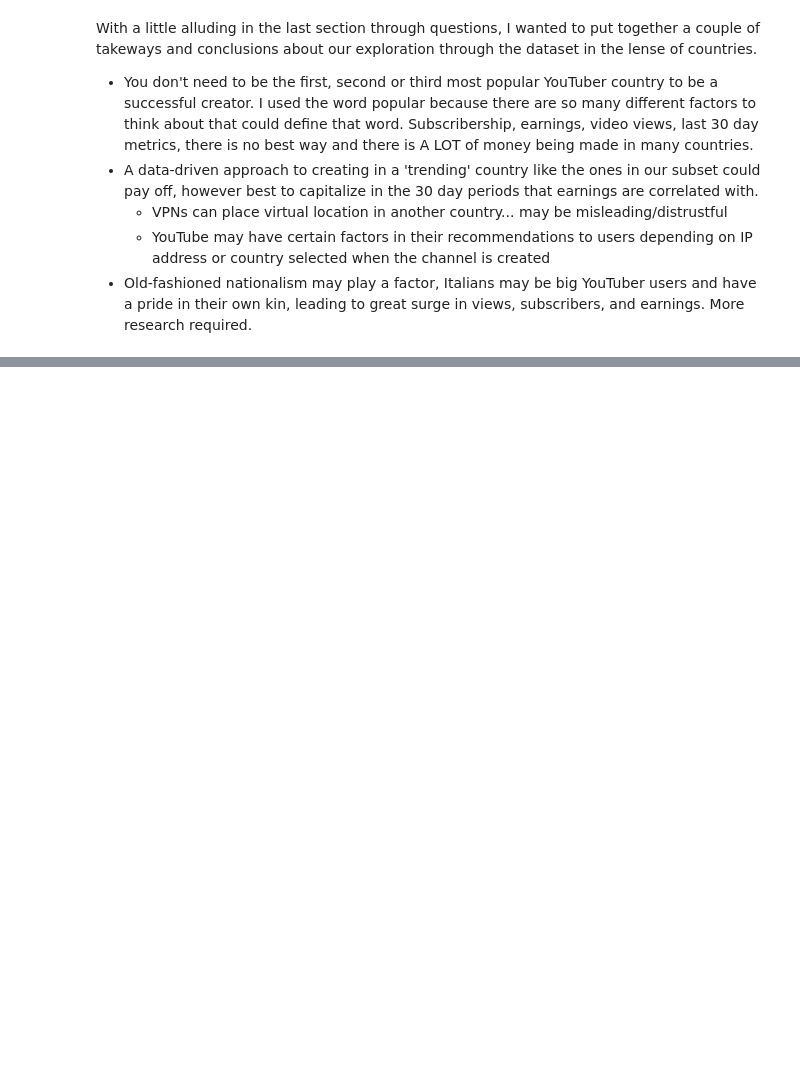
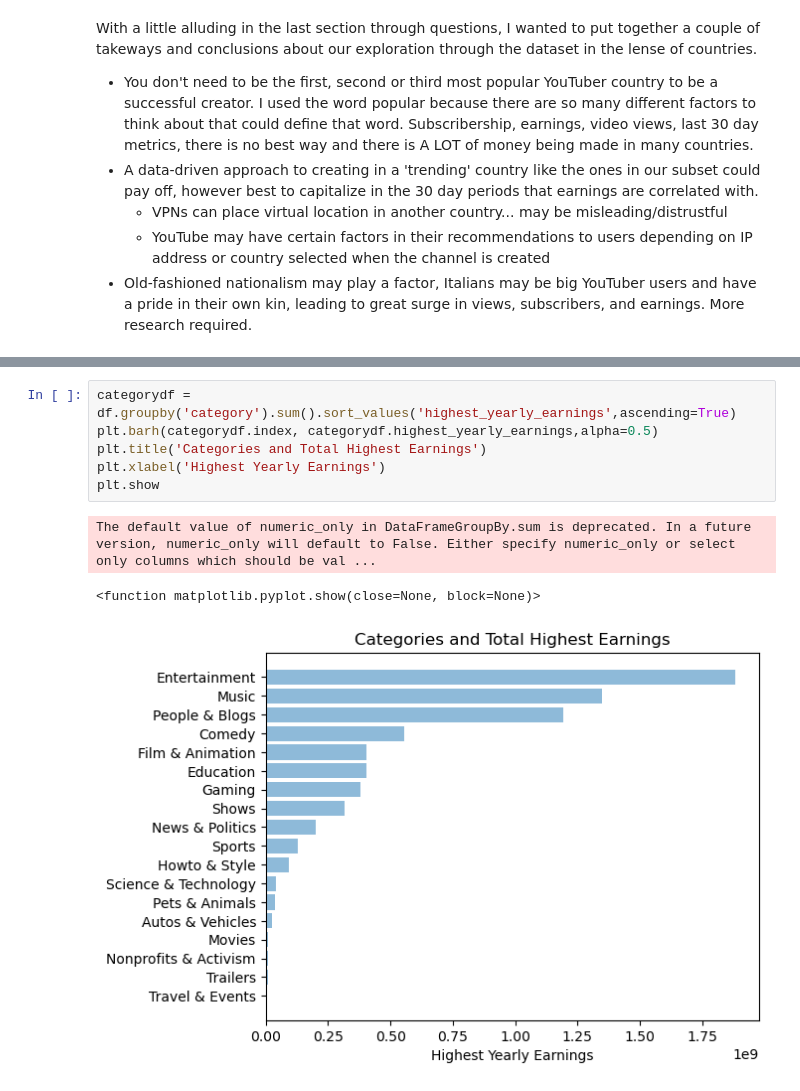
Before and after one commit to briangdrewes/youtuber-analysis, a Jupyter notebook: be_a_youtube_mrbeast.ipynb, the cells around one changed output, grey strips where cells are left out. Saved outputs shown, nothing was run; the diff lists cells and outputs as text; blank space fills up the shorter version.

```diff
--- a/be_a_youtube_mrbeast.ipynb
+++ b/be_a_youtube_mrbeast.ipynb
@@ -368,0 +424,10 @@ With a little alluding in the last section through questions, I wanted to put to
+# %%
+categorydf = df.groupby('category').sum().sort_values('highest_yearly_earnings',ascending=True)
+plt.barh(categorydf.index, categorydf.highest_yearly_earnings,alpha=0.5)
+plt.title('Categories and Total Highest Earnings')
+plt.xlabel('Highest Yearly Earnings')
+plt.show
+# %% [output]
+The default value of numeric_only in DataFrameGroupBy.sum is deprecated. In a future version, numeric_only will default to False. Either specify numeric_only or select only columns which should be val ...
+<function matplotlib.pyplot.show(close=None, block=None)>
+[figure, added]
```
Also changed, not shown: parts of 45 cells of this notebook.
